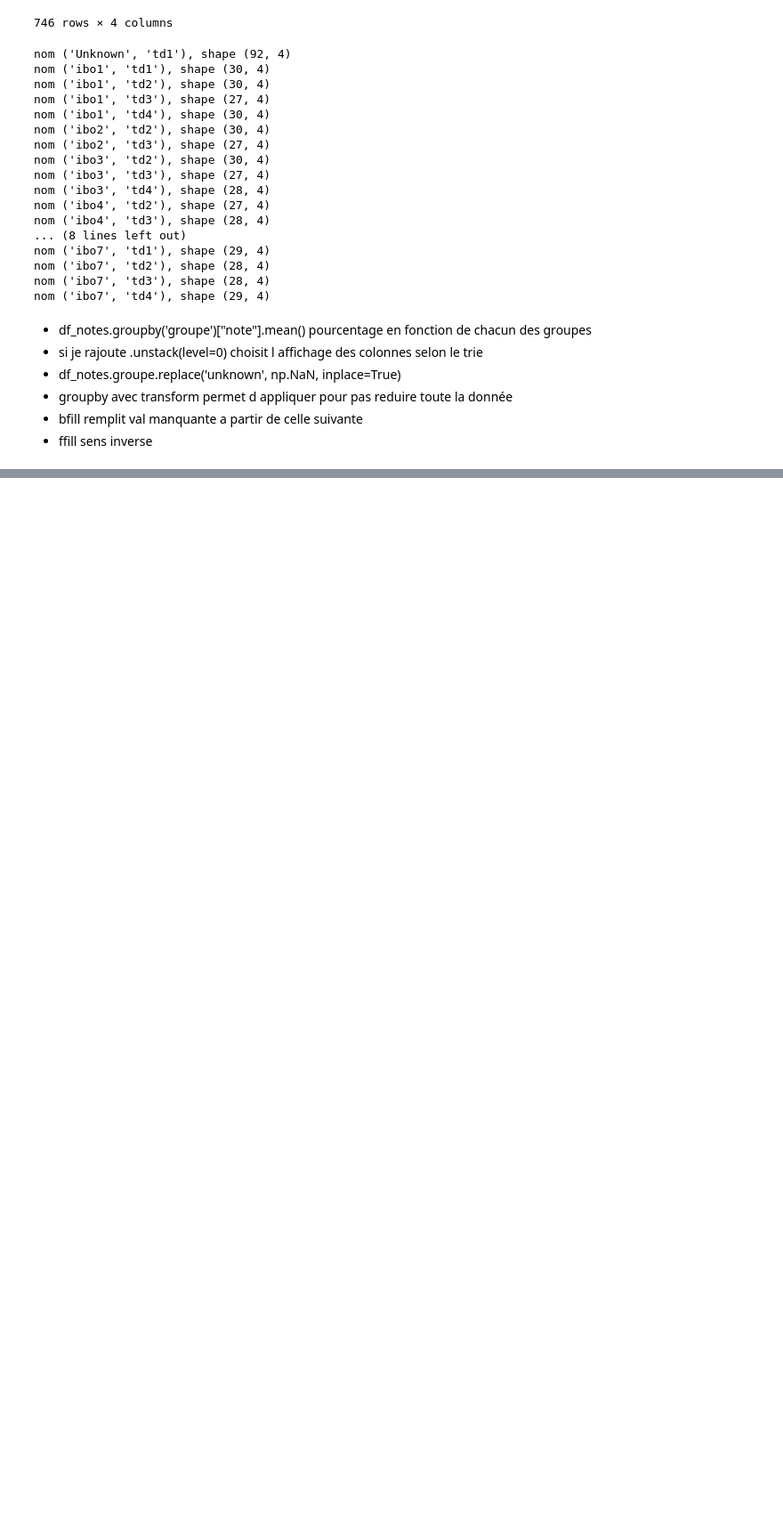
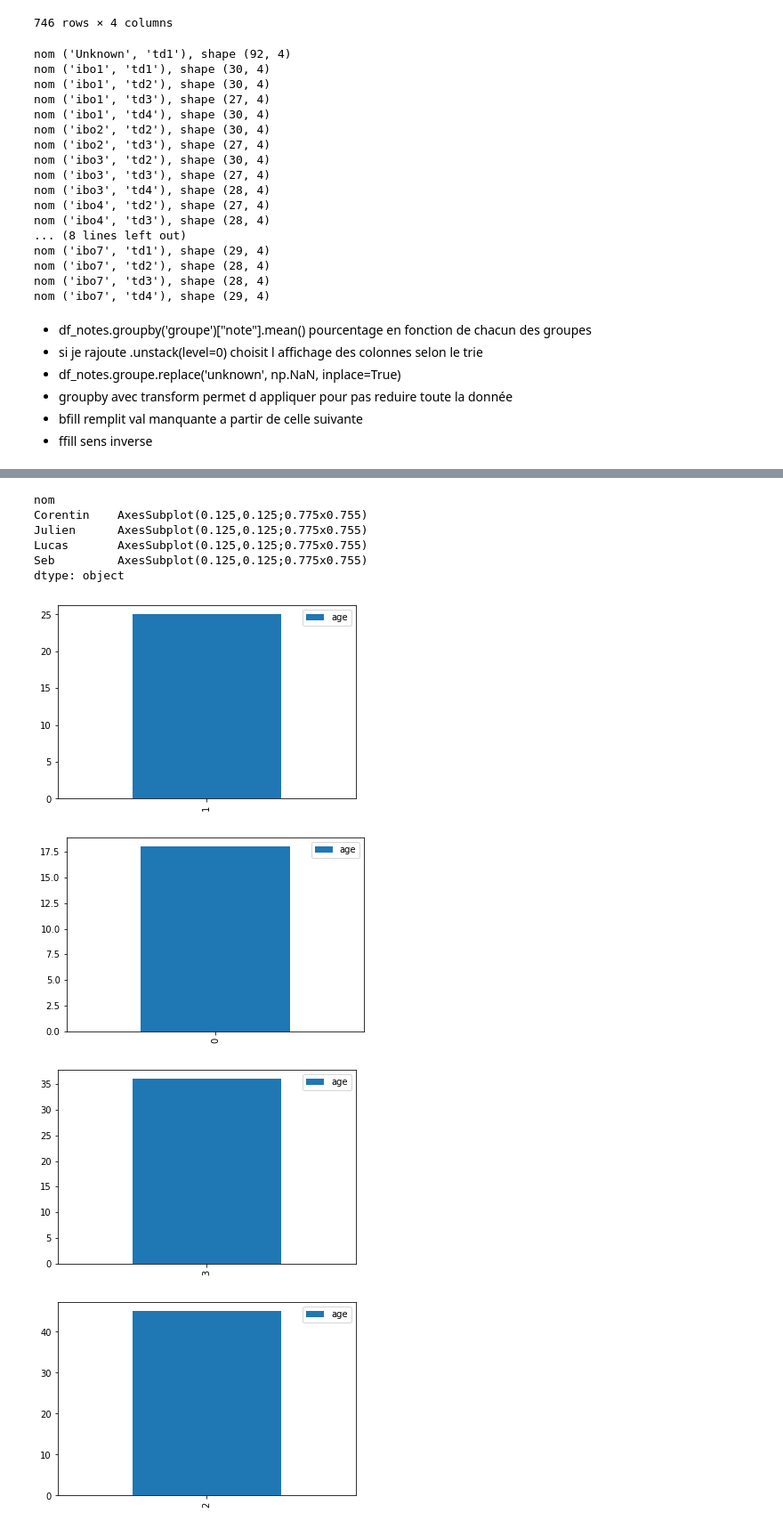
Before and after one commit to LucasLaurens/dataCollect, a Jupyter notebook: Panda.ipynb, the cells around one changed output, grey strips where cells are left out. Shown at 89% size. Cells and saved outputs as stored; diff of their text form; code cells hidden in the pictures; blank space fills up the shorter version.

```diff
--- a/Panda.ipynb
+++ b/Panda.ipynb
@@ -528,0 +551,13 @@ nom ('ibo7', 'td4'), shape (29, 4)
+# %%
+df.groupby("nom").plot(kind='bar', stacked=True)
+# %% [output]
+nom
+Corentin    AxesSubplot(0.125,0.125;0.775x0.755)
+Julien      AxesSubplot(0.125,0.125;0.775x0.755)
+Lucas       AxesSubplot(0.125,0.125;0.775x0.755)
+Seb         AxesSubplot(0.125,0.125;0.775x0.755)
+dtype: object
+[figure, added]
+[figure, added]
+[figure, added]
+[figure, added]
```
Also changed, not shown: parts of 10 cells of this notebook.
